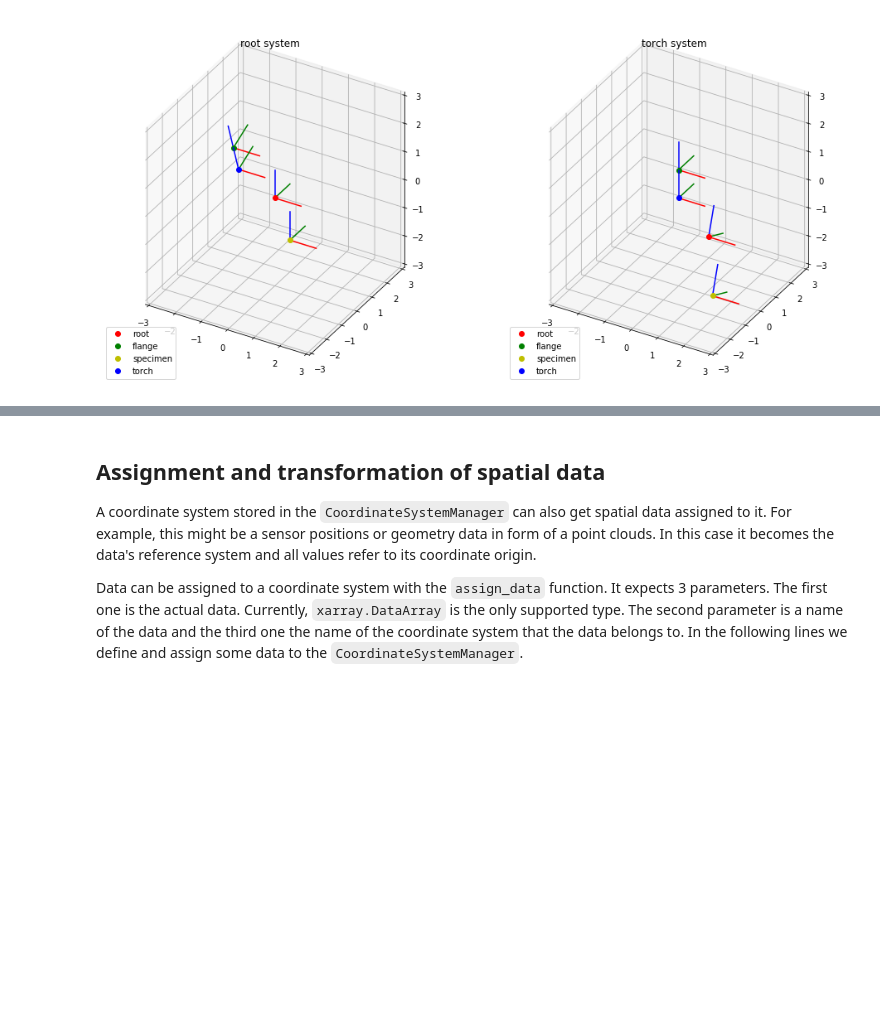
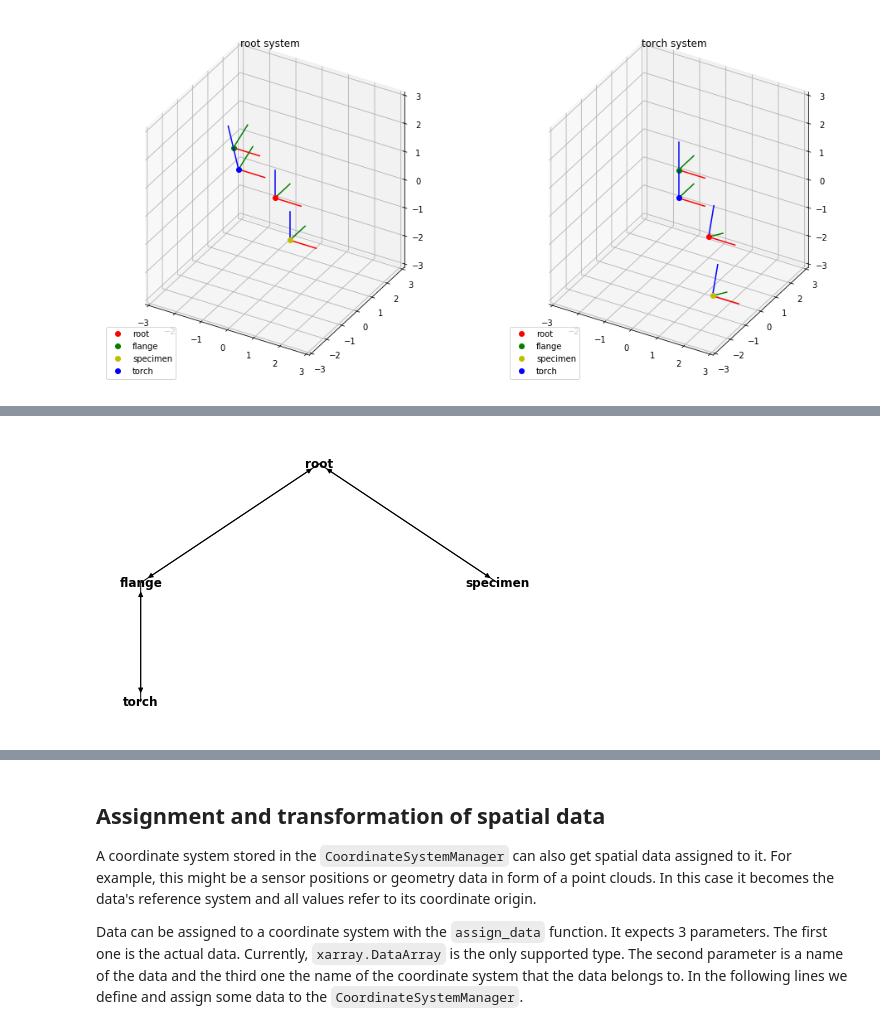
Before and after one commit to BAMWelDX/weldx, a Jupyter notebook: tutorials/transformations_02_coordinate_system_manager.ipynb, the cells around one changed output, grey strips where cells are left out. Cells and saved outputs as stored; diff of their text form; code cells hidden in the pictures; blank space fills up the shorter version.

```diff
--- a/tutorials/transformations_02_coordinate_system_manager.ipynb
+++ b/tutorials/transformations_02_coordinate_system_manager.ipynb
@@ -94,0 +116,2 @@ ax_1_01.legend(loc="lower left")
+# %%
+csm.add_cs("torch", "flange", tf.LocalCoordinateSystem(coordinates=[0,0,-2]))
@@ -94,0 +135,5 @@ ax_1_01.legend(loc="lower left")
+# %%
+csm_copy = deepcopy(csm)
+csm_copy
+# %% [output]
+[figure, added]
```
Also changed, not shown: parts of 44 cells of this notebook, 9 other files.
